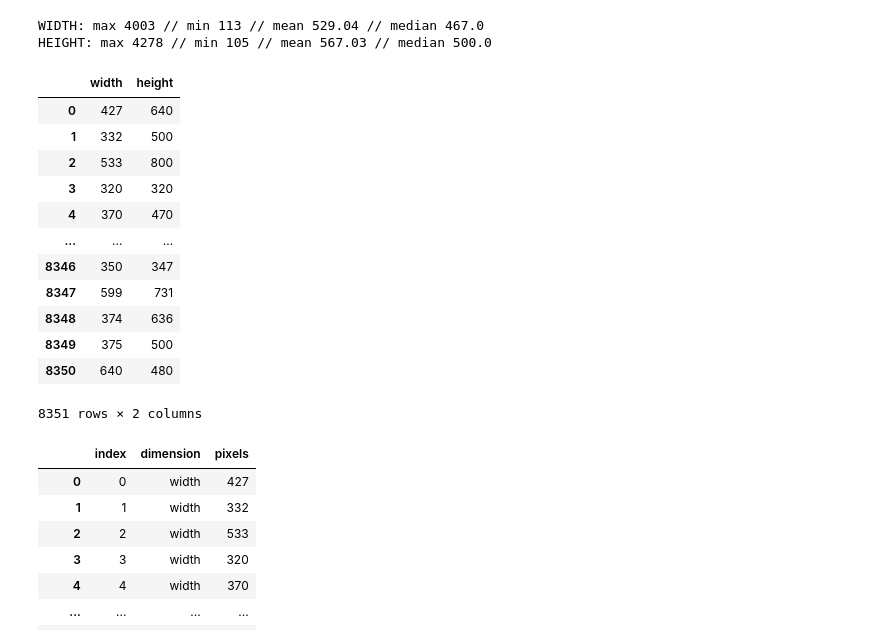
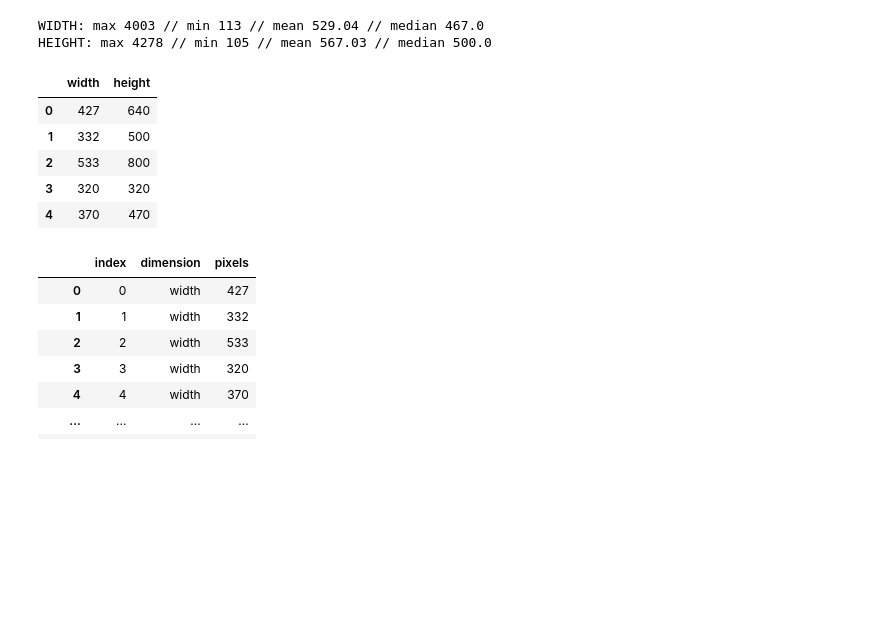
Before and after one commit to data-ml-wizzi/UDACITY_dog_breed_classifier, a Jupyter notebook: dog_app.ipynb, the cells around one changed output. Saved outputs shown, nothing was run; the diff lists cells and outputs as text; code cells hidden in the pictures; blank space fills up the shorter version.

```diff
--- a/dog_app.ipynb
+++ b/dog_app.ipynb
@@ -194,21 +196,14 @@ print(f"HEIGHT: max {dog_meta_df['height'].max()} // min {dog_meta_df['height'].
 WIDTH: max 4003 // min 113 // mean 529.04 // median 467.0
 HEIGHT: max 4278 // min 105 // mean 567.03 // median 500.0
 # %%
-dog_meta_df[['width', 'height']]
+dog_meta_df[['width', 'height']].head(5)
 # %% [output]
 |  | width | height |
 | 0 | 427 | 640 |
 | 1 | 332 | 500 |
 | 2 | 533 | 800 |
 | 3 | 320 | 320 |
 | 4 | 370 | 470 |
-| ... | ... | ... |
-| 8346 | 350 | 347 |
-| 8347 | 599 | 731 |
-| 8348 | 374 | 636 |
-| 8349 | 375 | 500 |
-| 8350 | 640 | 480 |
-8351 rows × 2 columns
 # %%
 dog_meta_vis_df = dog_meta_df[['width', 'height']].reset_index().melt(id_vars='index', var_name='dimension', value_name='pixels')
 dog_meta_vis_df
```
Also changed, not shown: parts of 19 cells of this notebook.
